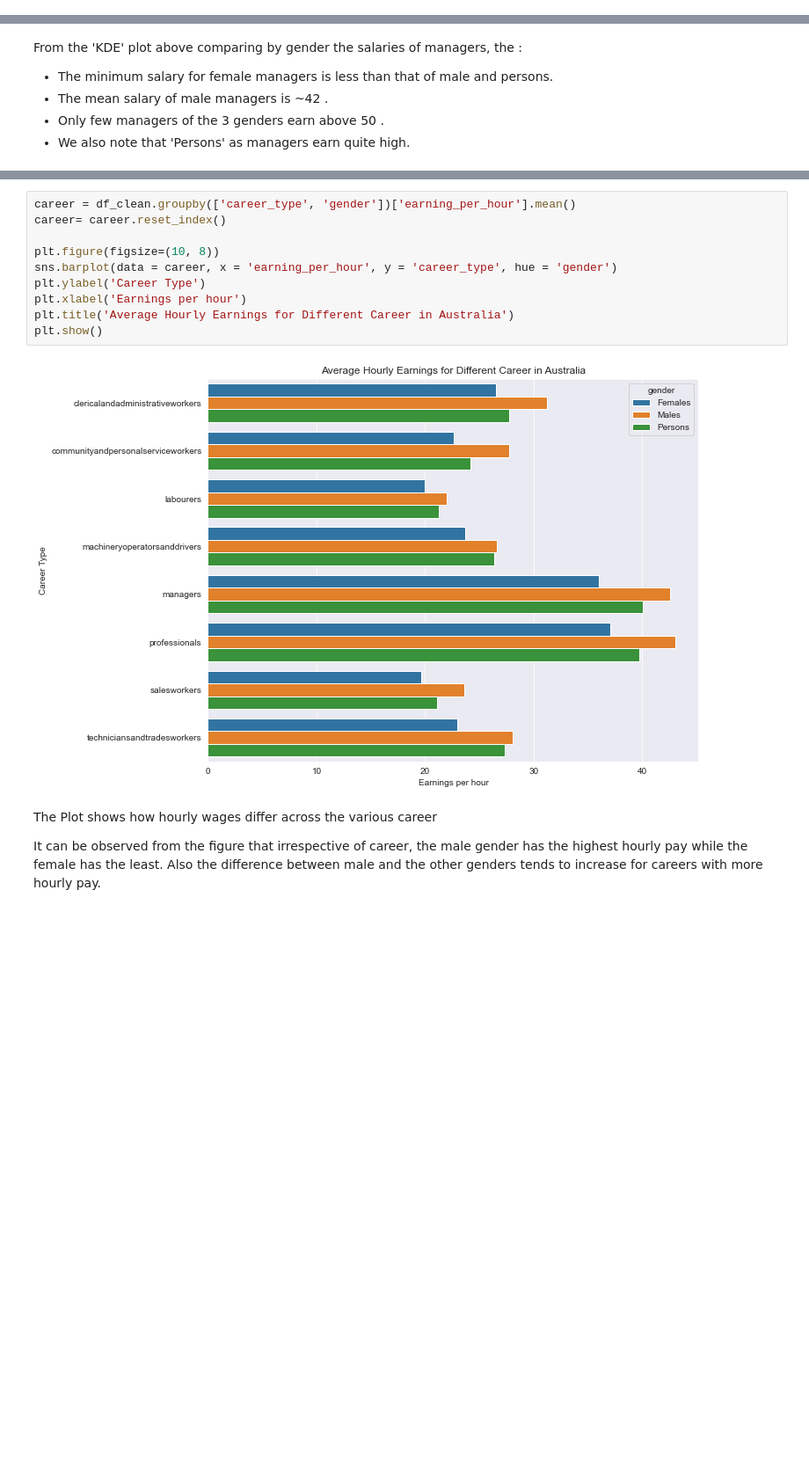
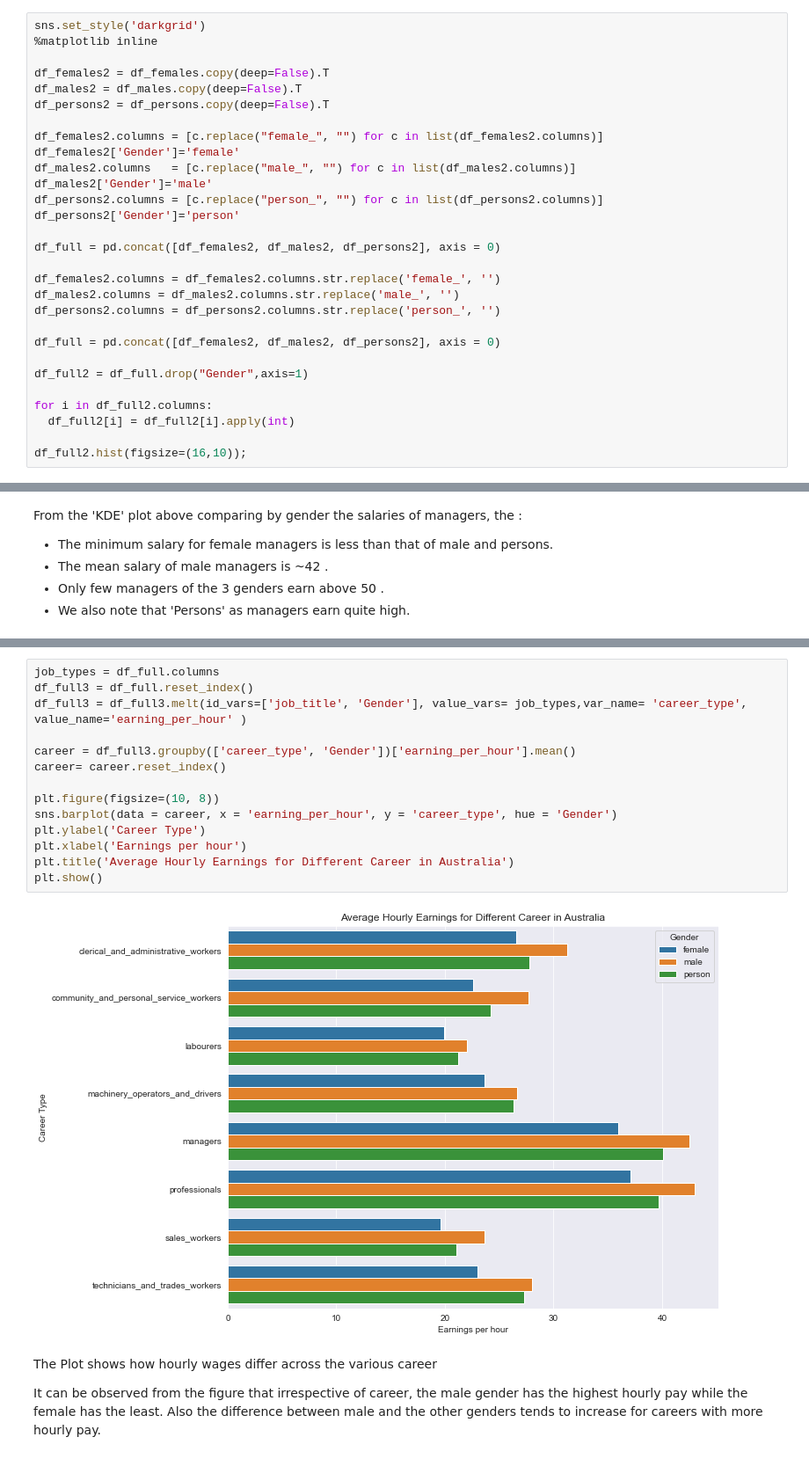
Before and after one commit to Carol-Kelly/Hamoye-Data-Warehouse-ProjectTeam, a Jupyter notebook: filteredEDA.ipynb, the cells around one changed output, grey strips where cells are left out. Shown at 88% size. Saved outputs shown, nothing was run; the diff lists cells and outputs as text; blank space fills up the shorter version.

```diff
--- a/filteredEDA.ipynb
+++ b/filteredEDA.ipynb
@@ -599,0 +505,29 @@ df_full.hist(figsize=(16,10));
+# %%
+sns.set_style('darkgrid')
+%matplotlib inline
+
+df_females2 = df_females.copy(deep=False).T
+df_males2 = df_males.copy(deep=False).T
+df_persons2 = df_persons.copy(deep=False).T
+
+df_females2.columns = [c.replace("female_", "") for c in list(df_females2.columns)]
+df_females2['Gender']='female'
+df_males2.columns   = [c.replace("male_", "") for c in list(df_males2.columns)]
+df_males2['Gender']='male'
+df_persons2.columns = [c.replace("person_", "") for c in list(df_persons2.columns)]
+df_persons2['Gender']='person'
+
+df_full = pd.concat([df_females2, df_males2, df_persons2], axis = 0)
+
+df_females2.columns = df_females2.columns.str.replace('female_', '')
+df_males2.columns = df_males2.columns.str.replace('male_', '')
+df_persons2.columns = df_persons2.columns.str.replace('person_', '')
+
+df_full = pd.concat([df_females2, df_males2, df_persons2], axis = 0)
+
+df_full2 = df_full.drop("Gender",axis=1)
+
+for i in df_full2.columns:
+  df_full2[i] = df_full2[i].apply(int)
+
+df_full2.hist(figsize=(16,10));
@@ -791,15 +557,19 @@ df_clean = df_clean.melt(id_vars=['year', 'gender'], value_vars= [ 'managers', '
 # %%
-career = df_clean.groupby(['career_type', 'gender'])['earning_per_hour'].mean()
+job_types = df_full.columns
+df_full3 = df_full.reset_index()
+df_full3 = df_full3.melt(id_vars=['job_title', 'Gender'], value_vars= job_types,var_name= 'career_type', value_name='earning_per_hour' )
+
+career = df_full3.groupby(['career_type', 'Gender'])['earning_per_hour'].mean()
 career= career.reset_index()
 
 plt.figure(figsize=(10, 8))
-sns.barplot(data = career, x = 'earning_per_hour', y = 'career_type', hue = 'gender')
+sns.barplot(data = career, x = 'earning_per_hour', y = 'career_type', hue = 'Gender')
 plt.ylabel('Career Type')
 plt.xlabel('Earnings per hour')
 plt.title('Average Hourly Earnings for Different Career in Australia')
 plt.show()
 # %% [output]
-[figure, old version]
+[figure, new version]
 # %% [markdown]
 The Plot shows how hourly wages differ across the various career
 
```
Also changed, not shown: parts of 16 cells of this notebook.
